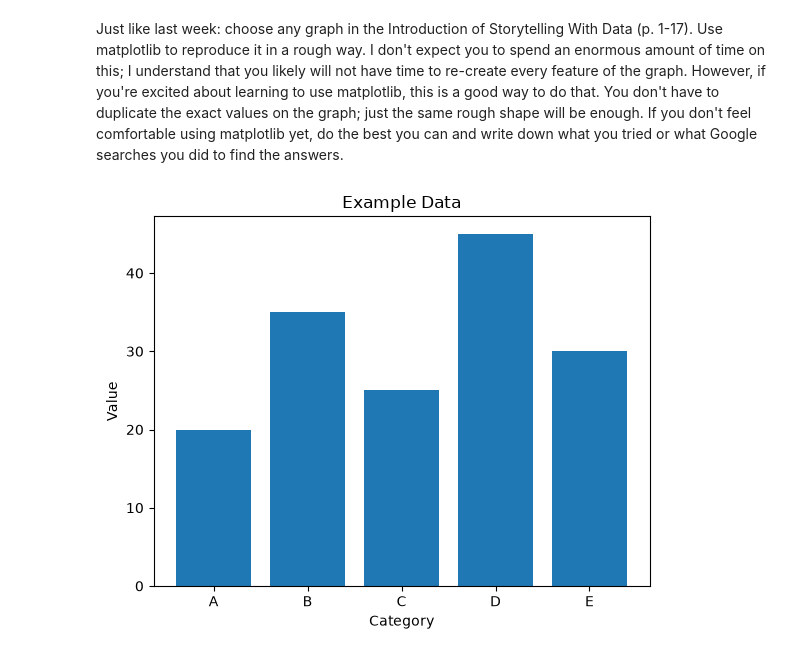
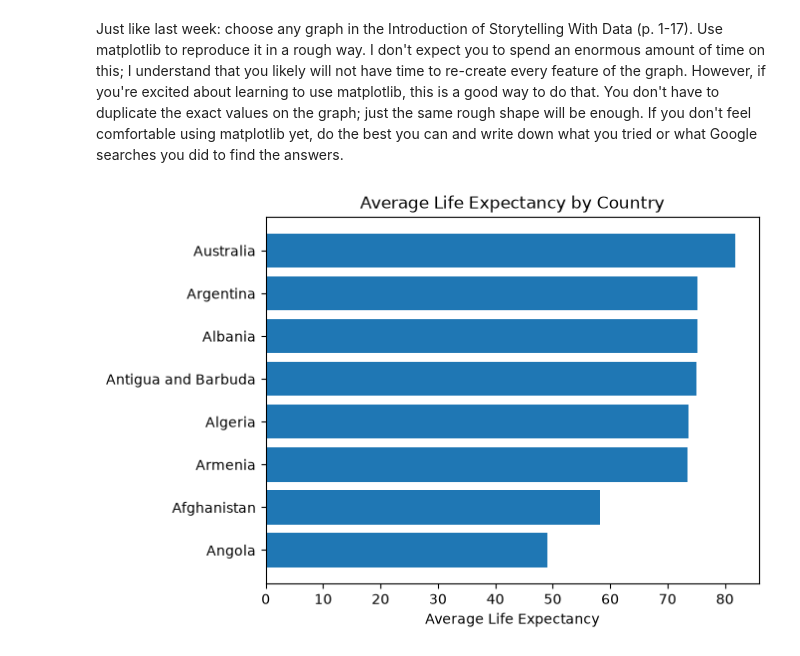
Before and after one commit to mrostayee/Module-B-semester-2, a Jupyter notebook: Week2.ipynb, the cells around one changed output. Saved outputs shown, nothing was run; the diff lists cells and outputs as text; code cells hidden in the pictures.

```diff
--- a/Week2.ipynb
+++ b/Week2.ipynb
@@ -47,18 +465,17 @@ This week, you will do the same types of exercises as last week, but you should
 # 4. Storytelling With Data graph
 # %% [markdown]
 Just like last week: choose any graph in the Introduction of Storytelling With Data (p. 1-17). Use matplotlib to reproduce it in a rough way. I don't expect you to spend an enormous amount of time on this; I understand that you likely will not have time to re-create every feature of the graph. However, if you're excited about learning to use matplotlib, this is a good way to do that. You don't have to duplicate the exact values on the graph; just the same rough shape will be enough.  If you don't feel comfortable using matplotlib yet, do the best you can and write down what you tried or what Google searches you did to find the answers.
-# %%
-import matplotlib.pyplot as plt
-
-categories = ["A", "B", "C", "D", "E"]
-values = [20, 35, 25, 45, 30]
-
-plt.bar(categories, values)
-
-plt.title("Example Data")
-plt.xlabel("Category")
-plt.ylabel("Value")
-
-plt.show()
-# %% [output]
-[figure, removed]
+# %%
+import matplotlib.pyplot as plt
+
+avg_life = life.groupby("Country")["Life expectancy"].mean()
+sample = avg_life.head(8).sort_values()
+
+plt.barh(sample.index, sample.values)
+
+plt.xlabel("Average Life Expectancy")
+plt.title("Average Life Expectancy by Country")
+
+plt.show()
+# %% [output]
+[figure, added]
```
Also changed, not shown: parts of 39 cells of this notebook.
